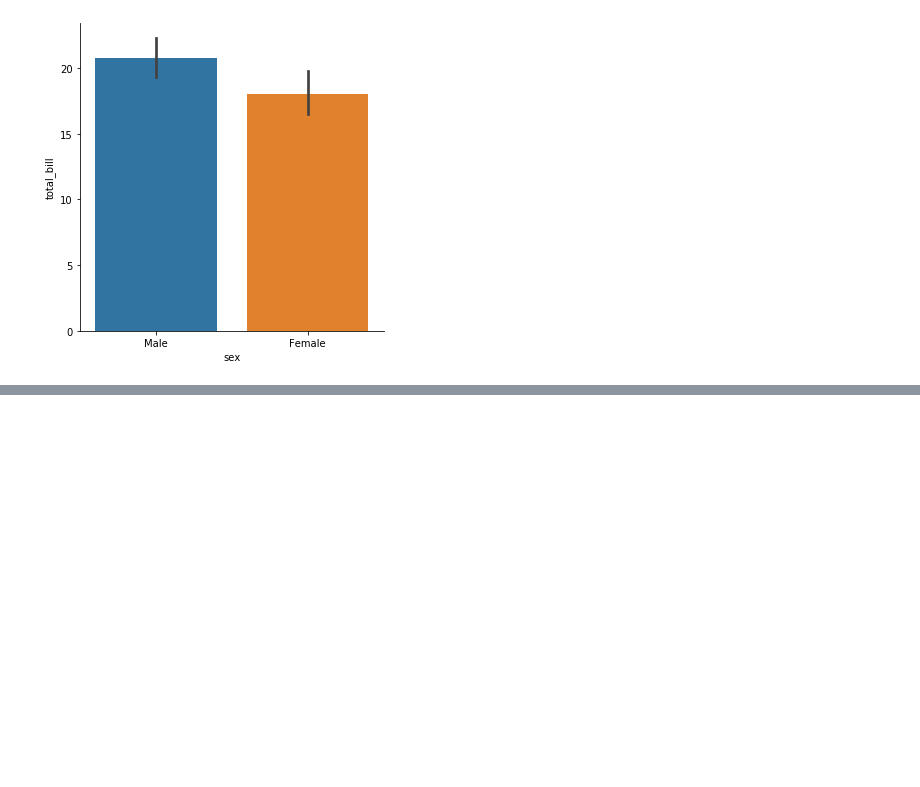
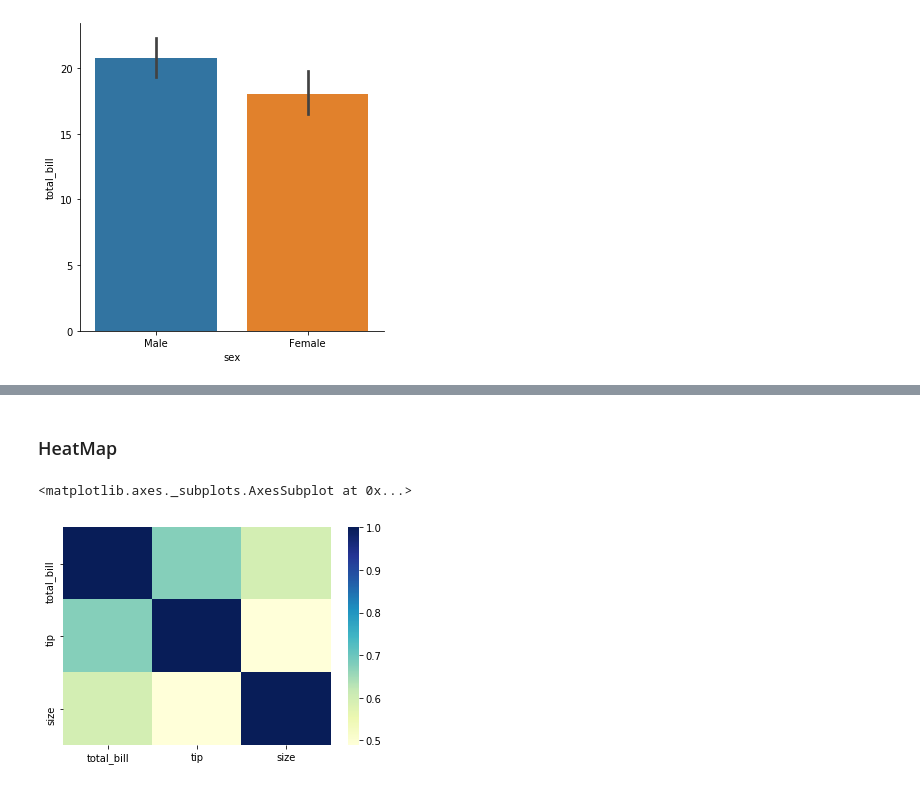
Before and after one commit to henrikots/dc_bibliotecas, a Jupyter notebook: seaborn.ipynb, the cells around one changed output, grey strips where cells are left out. Drawn from its saved outputs; the diff is of its cells as text; code cells hidden in the pictures; blank space fills up the shorter version.

```diff
--- a/seaborn.ipynb
+++ b/seaborn.ipynb
@@ -170,0 +173,4 @@ sns.catplot(x="sex", y="total_bill", data=tips, kind="bar")
+# %%
+import pandas as pd
+voos = pd.read_csv("flights.csv")
+tips = sns.load_dataset("tips")
@@ -170,0 +195,7 @@ sns.catplot(x="sex", y="total_bill", data=tips, kind="bar")
+# %% [markdown]
+### HeatMap
+# %%
+sns.heatmap(tips.corr(), cmap="YlGnBu")
+# %% [output]
+<matplotlib.axes._subplots.AxesSubplot at 0x...>
+[figure, added]
```
Also changed, not shown: parts of 19 cells of this notebook, 2 other files.
